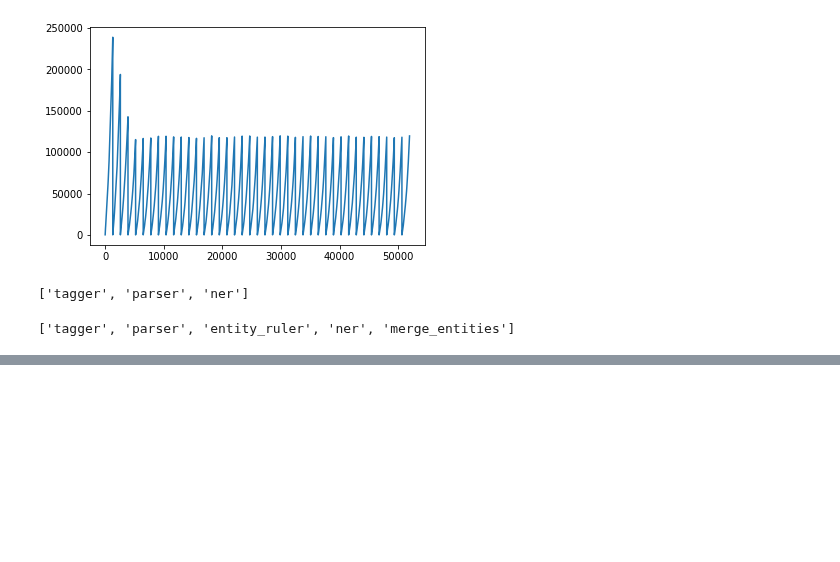
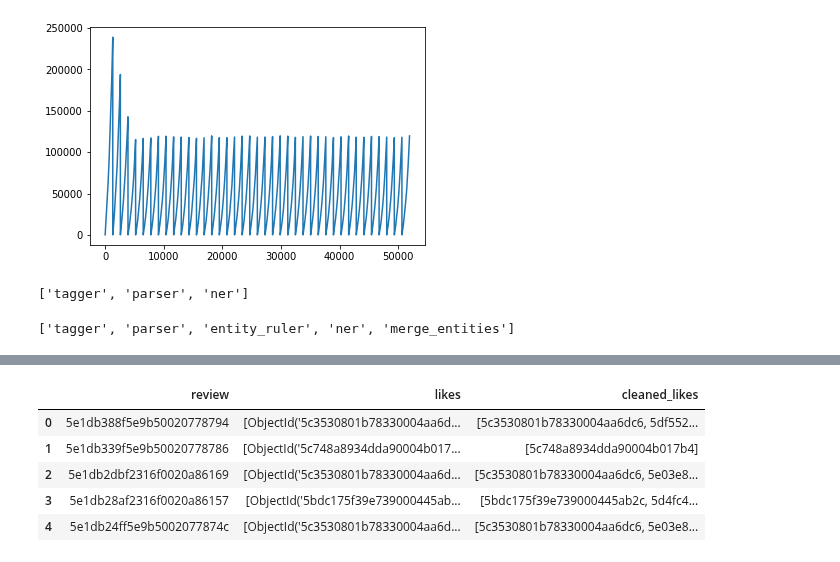
Before and after one commit to ravi-gopalan/DAND_Data_Wrangling, a Jupyter notebook: review_processing_2020_02_04.ipynb, the cells around one changed output, grey strips where cells are left out. Cells and saved outputs as stored; diff of their text form; code cells hidden in the pictures; blank space fills up the shorter version.

```diff
--- a/review_processing_2020_02_04.ipynb
+++ b/review_processing_2020_02_04.ipynb
@@ -385,0 +543,11 @@ ent_list_eval[-5:]
+# %%
+df_likes = eval_new_df[['review','likes']]
+df_likes['cleaned_likes'] = df_likes['likes'].apply(lambda x: clean_like_objects(x))
+df_likes.head()
+# %% [output]
+|  | review | likes | cleaned_likes |
+| 0 | 5e1db388f5e9b50020778794 | [ObjectId('5c3530801b78330004aa6d... | [5c3530801b78330004aa6dc6, 5df552... |
+| 1 | 5e1db339f5e9b50020778786 | [ObjectId('5c748a8934dda90004b017... | [5c748a8934dda90004b017b4] |
+| 2 | 5e1db2dbf2316f0020a86169 | [ObjectId('5c3530801b78330004aa6d... | [5c3530801b78330004aa6dc6, 5e03e8... |
+| 3 | 5e1db28af2316f0020a86157 | [ObjectId('5bdc175f39e739000445ab... | [5bdc175f39e739000445ab2c, 5d4fc4... |
+| 4 | 5e1db24ff5e9b5002077874c | [ObjectId('5c3530801b78330004aa6d... | [5c3530801b78330004aa6dc6, 5e03e8... |
```
Also changed, not shown: parts of 42 cells of this notebook.
